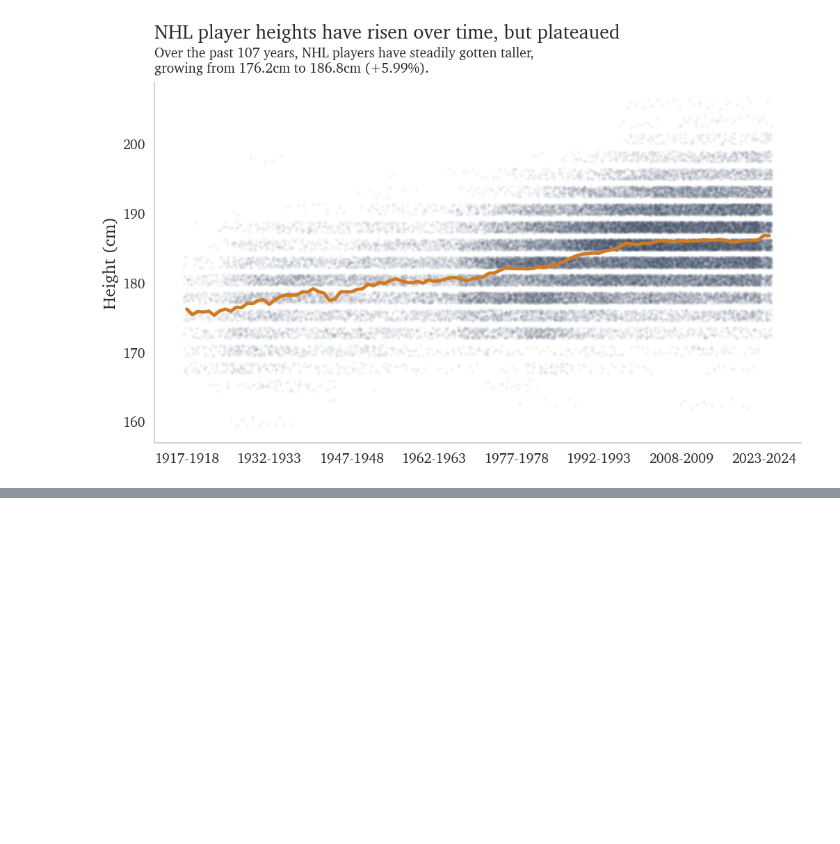
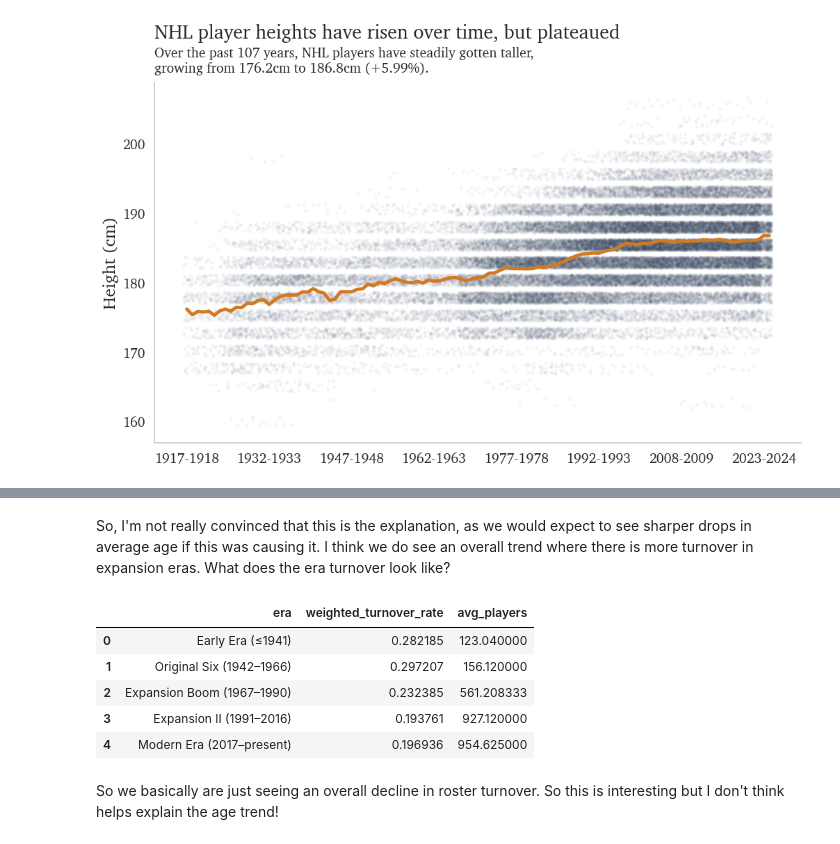
Before and after one commit to dwiwad/hockey_site, a Jupyter notebook: scripts/nhl-player-demographics/Demographics_Notebook.ipynb, the cells around one changed output, grey strips where cells are left out. Cells and saved outputs as stored; diff of their text form; code cells hidden in the pictures; blank space fills up the shorter version.

```diff
--- a/scripts/nhl-player-demographics/Demographics_Notebook.ipynb
+++ b/scripts/nhl-player-demographics/Demographics_Notebook.ipynb
@@ -569,0 +836,40 @@ plt.show()
+# %% [markdown]
+So, I'm not really convinced that this is the explanation, as we would expect to see sharper drops in average age if this was causing it. I think we do see an overall trend where there is more turnover in expansion eras. What does the era turnover look like?
+# %%
+era_order = [
+    "Early Era (≤1941)",
+    "Original Six (1942–1966)",
+    "Expansion Boom (1967–1990)",
+    "Expansion II (1991–2016)",
+    "Modern Era (2017–present)",
+]
+season_turnover['era'] = pd.Categorical(season_turnover['era'], categories=era_order, ordered=True)
+
+# 2) Precompute weighted term (turnover * players)
+season_turnover['wt_turnover'] = season_turnover['turnover_rate'] * season_turnover['players_this_season']
+
+# 3) Weighted average without .apply (no deprecation warning)
+era_turnover = (
+    season_turnover
+    .groupby('era', observed=True)
+    .agg(
+        weighted_sum=('wt_turnover', 'sum'),
+        total_players=('players_this_season', 'sum'),
+        avg_players=('players_this_season', 'mean')
+    )
+    .assign(weighted_turnover_rate=lambda d: d['weighted_sum'] / d['total_players'])
+    .reset_index()
+    .sort_values('era')  # respects the categorical order above
+    .loc[:, ['era', 'weighted_turnover_rate', 'avg_players']]
+)
+
+era_turnover
+# %% [output]
+|  | era | weighted_turnover_rate | avg_players |
+| 0 | Early Era (≤1941) | 0.282185 | 123.040000 |
+| 1 | Original Six (1942–1966) | 0.297207 | 156.120000 |
+| 2 | Expansion Boom (1967–1990) | 0.232385 | 561.208333 |
+| 3 | Expansion II (1991–2016) | 0.193761 | 927.120000 |
+| 4 | Modern Era (2017–present) | 0.196936 | 954.625000 |
+# %% [markdown]
+So we basically are just seeing an overall decline in roster turnover. So this is interesting but I don't think helps explain the age trend!
```
Also changed, not shown: parts of 5 cells of this notebook, 3 other files.
